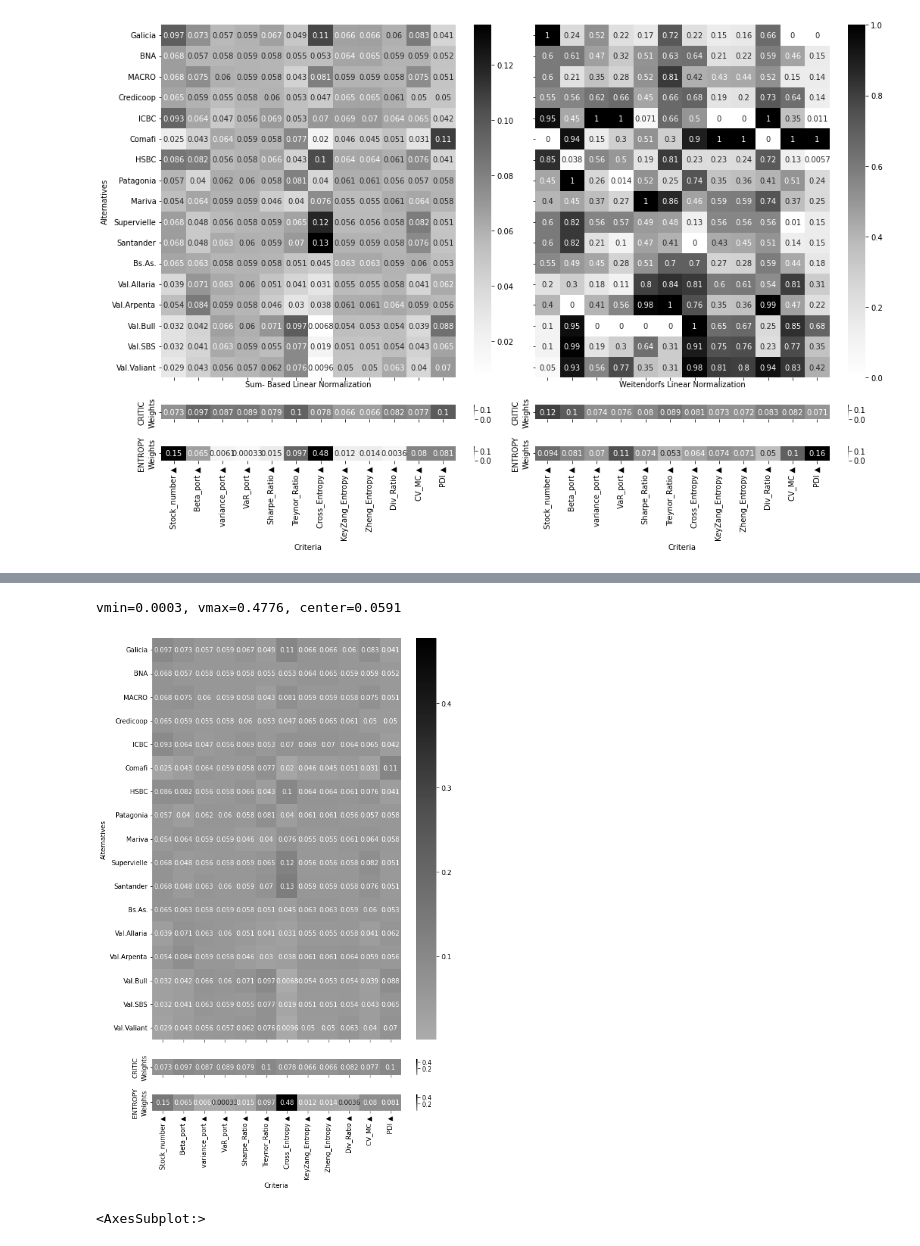
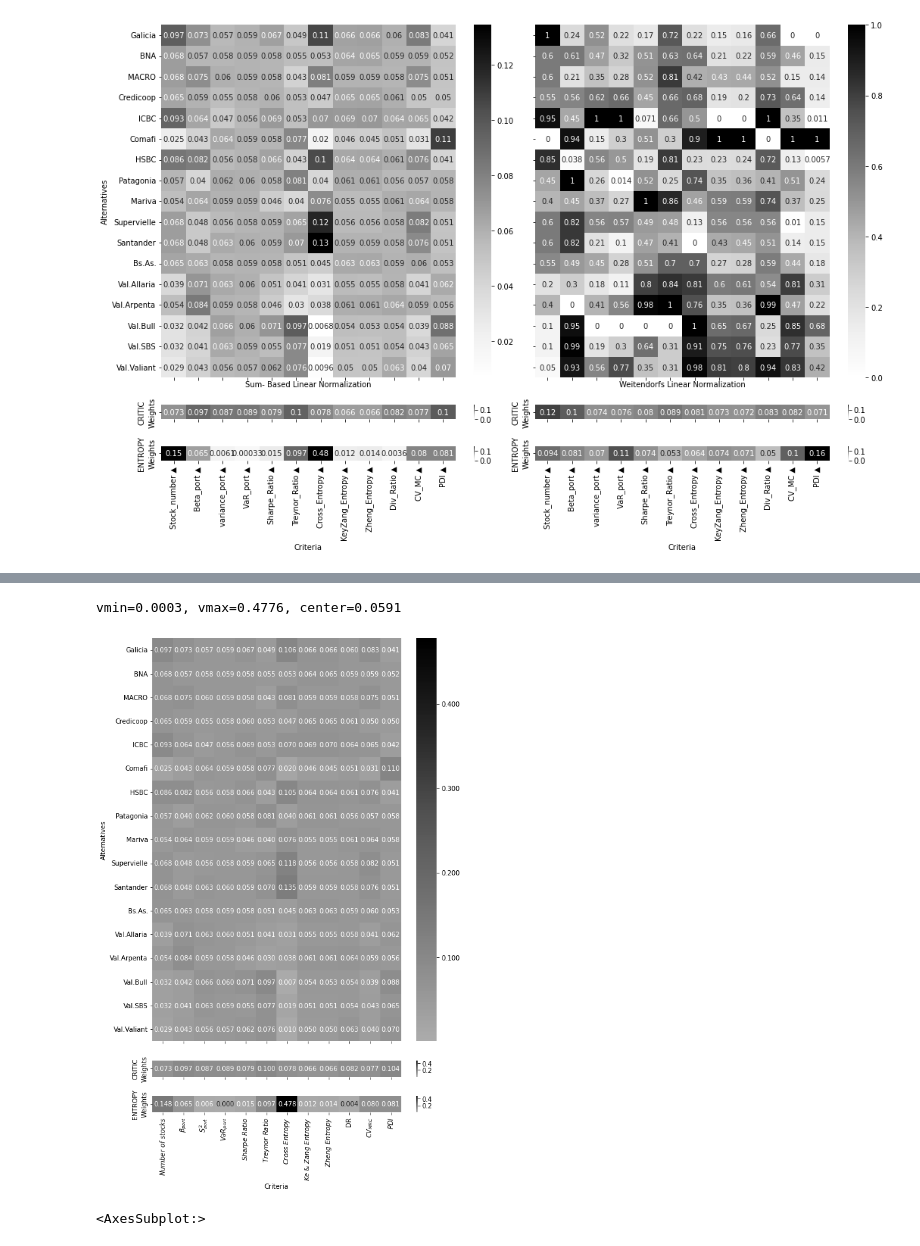
Before and after one commit to quatrope/garpar, a Jupyter notebook: draft/FCIevaluate.ipynb, the cells around one changed output, grey strips where cells are left out. Cells and saved outputs as stored; diff of their text form; code cells hidden in the pictures.

```diff
--- a/draft/FCIevaluate.ipynb
+++ b/draft/FCIevaluate.ipynb
@@ -472,31 +469,50 @@ fig.tight_layout();
 # %%
+trans = [
+     "$Number$ $of$ $stocks$",
+     r"$\beta_{port}$",
+     "$S^2_{port}$",
+    "$VaR_{port}$",
+    "$Sharpe$ $Ratio$",
+    "$Treynor$ $Ratio$",
+    "$Cross$ $Entropy$",
+    r"$Ke$ $&$ $Zang$ $Entropy$" ,
+    "$Zheng$ $Entropy$",
+      "DR",
+    "$CV_{MRC}$",
+     "$PDI$",
+]
+dmttrans= dmt
+dmt2trans = dmt2
+
 fig, axs = plt.subplots(
     3, 1, figsize=(8,12), gridspec_kw={'height_ratios': [5, .2, .2]},sharex=True)
 
 all_values = np.concatenate((dmt.matrix.to_numpy().flatten(), dmt.weights.to_numpy(), dmt2.weights.to_numpy()))
 vmin, vmax, center = all_values.min(), all_values.max(), np.quantile(all_values, .5)
 
+
 print(f"{vmin=:.4f}, {vmax=:.4f}, {center=:.4f}")
 
 del all_values
 
-dmt.plot.heatmap(ax=axs[0], cmap="Greys", vmin=vmin, vmax=vmax, center=center)
-dmt.plot.wheatmap(ax=axs[1], cmap="Greys", vmin=vmin, vmax=vmax, center=center)
-dmt2.plot.wheatmap(ax=axs[2], cmap="Greys", vmin=vmin, vmax=vmax, center=center)
+dmttrans.plot.heatmap(ax=axs[0], cmap="Greys", vmin=vmin, vmax=vmax, center=center, fmt=".3f", cbar_kws={"format":"%.3f"})
+dmttrans.plot.wheatmap(ax=axs[1], cmap="Greys", vmin=vmin, vmax=vmax, center=center, fmt=".3f")
+dmt2trans.plot.wheatmap(ax=axs[2], cmap="Greys", vmin=vmin, vmax=vmax, center=center, fmt=".3f")
 
 axs[0].set_xlabel("")
 axs[1].set_xlabel("")
 axs[1].set_ylabel("CRITIC")
 axs[2].set_ylabel("ENTROPY")
+axs[2].set_xticklabels(trans)
 
 
 
 
 fig.tight_layout();
 plt.savefig("mapanormal.pdf")
 # %% [output]
 vmin=0.0003, vmax=0.4776, center=0.0591
-[figure, old version]
+[figure, new version]
 # %%
 dmt2.plot.wbox()
 # %% [output]
```
Also changed, not shown: parts of 6 cells of this notebook.
